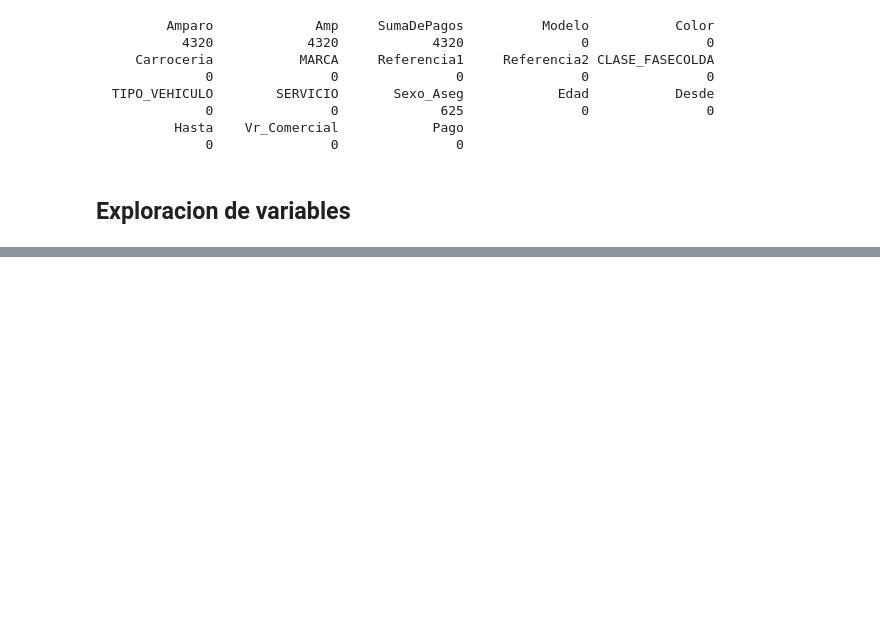
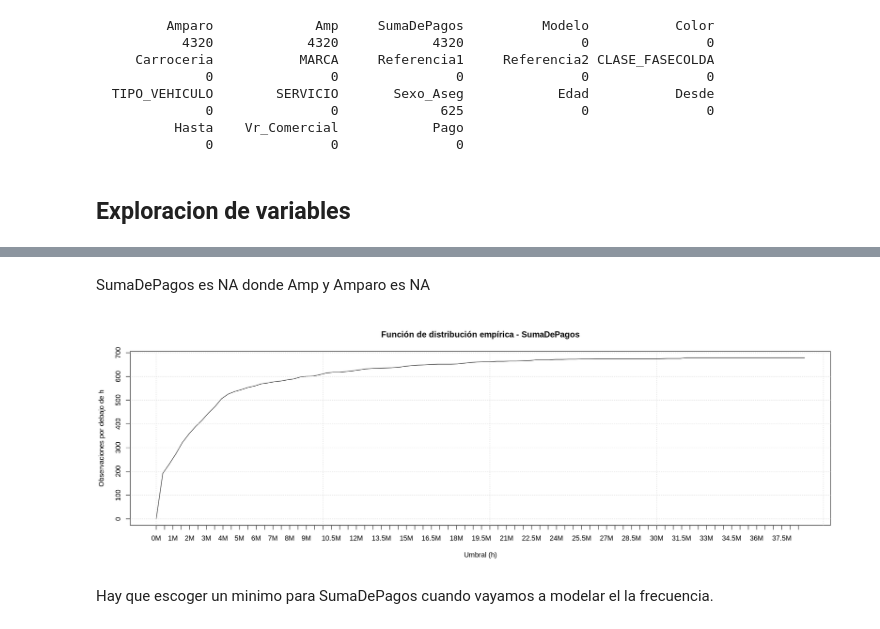
Before and after one commit to RiemannIntegrable/pricing-de-seguros-con-modelos-lineales-generalizados, a Jupyter notebook: notebooks/analisis_descriptivo.ipynb, the cells around one changed output, grey strips where cells are left out. Saved outputs shown, nothing was run; the diff lists cells and outputs as text; code cells hidden in the pictures; blank space fills up the shorter version.

```diff
--- a/notebooks/analisis_descriptivo.ipynb
+++ b/notebooks/analisis_descriptivo.ipynb
@@ -72,0 +128,27 @@ colSums(is.na(df_input))
+# %% [markdown]
+SumaDePagos es NA donde Amp y Amparo es NA
+# %%
+contar_por_debajo <- function(h, data = df_input) {
+  sum(data$SumaDePagos < h, na.rm = TRUE)
+}
+
+umbrales <- seq(0, max(df_input$SumaDePagos, na.rm = TRUE), length.out = 100)
+conteos <- sapply(umbrales, contar_por_debajo)
+
+options(repr.plot.width = 18, repr.plot.height = 6)
+par(bg = "white")
+plot(umbrales, conteos,
+       type = "l",
+       xlab = "Umbral (h)",
+       ylab = "Observaciones por debajo de h",
+       main = "Función de distribución empírica - SumaDePagos",
+       bg = "white",
+       xaxt = "n")
+
+axis(1, at = seq(0, max(umbrales), by = 500000),
+     labels = paste0(seq(0, max(umbrales), by = 500000)/1000000, "M"))
+grid()
+# %% [output]
+[figure, added]
+# %% [markdown]
+Hay que escoger un minimo para SumaDePagos cuando vayamos a modelar el la frecuencia.
```
Also changed, not shown: parts of 35 cells of this notebook.
